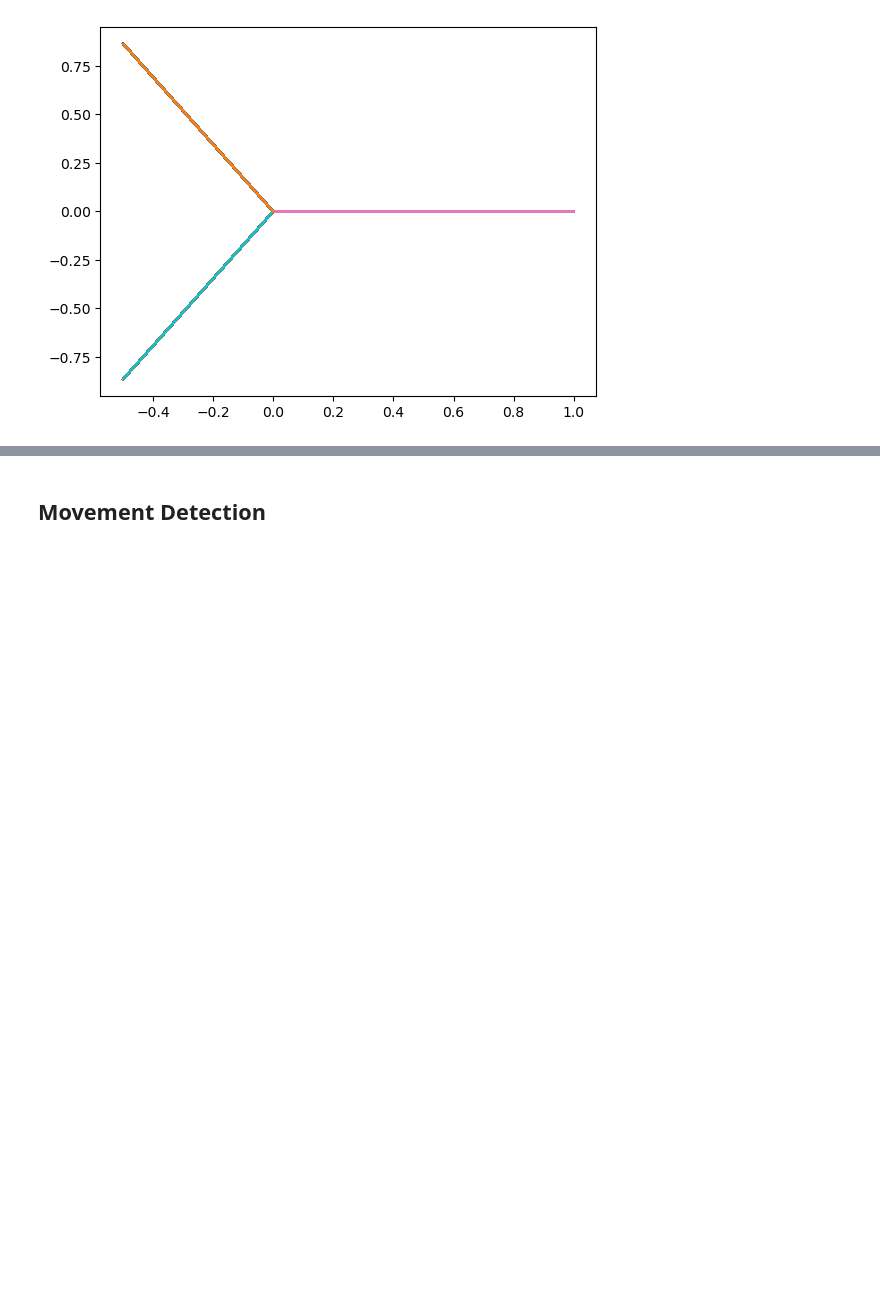
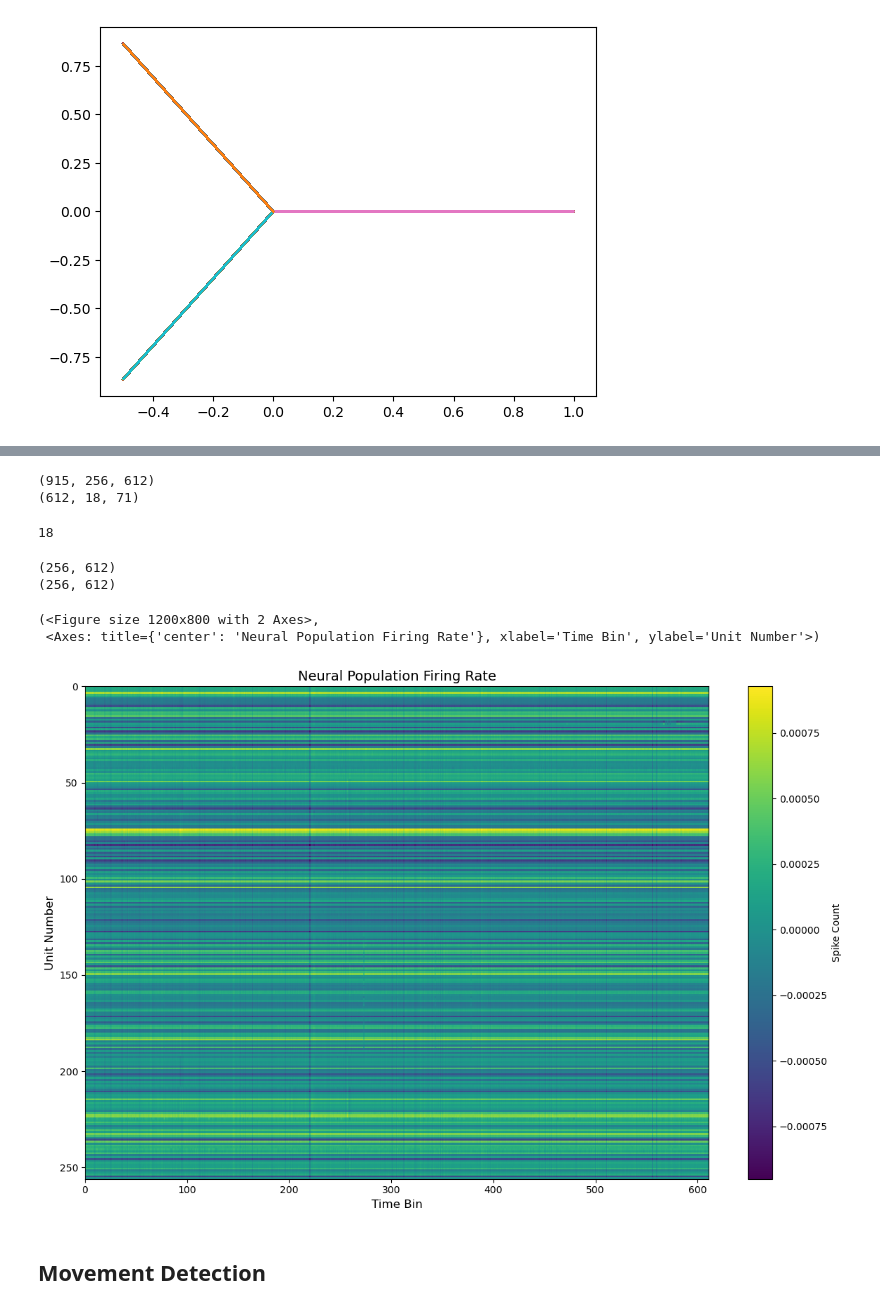
Before and after one commit to zach8421/UW-CSE583-humanSayMonkeyDo, a Jupyter notebook: examples/human_example.ipynb, the cells around one changed output, grey strips where cells are left out. Cells and saved outputs as stored; diff of their text form; code cells hidden in the pictures; blank space fills up the shorter version.

Commit message:
finished get_neural_data, has human option integrated

```diff
--- a/examples/human_example.ipynb
+++ b/examples/human_example.ipynb
@@ -899,7 +899,7 @@ f
 def get_monkey_neural_data(nwbfile, times, window, bin_size=0.01):
     list_units_spkts = m_nwbfile.units[:]['spike_times']
     spike_data = get_chunk_spikes_binned_windowed(list_units_spkts, times, window, bin_size)
-    return spike_data
+    return spike_data[0]
 
 
 #h_nwbfile.acquisition['ElectricalSeries'].data[:]
@@ -910,13 +910,13 @@ def get_neural_data(nwbfile, times, window, bin_size=0.01):
         neural_data = get_monkey_neural_data(nwbfile, times, window, bin_size)
         metadata = {
             'species': 'Macaca mulatta',
-            'kinematic_type': 'cursor_position'
+            'data_type': 'binned spike counts'
         }
     elif nwbfile.subject.species == 'Homo sapiens':
-        kinematic, timestamps = get_human_neural_data(nwbfile, times, window)
+        neural_data = get_human_neural_data(nwbfile, times, window)
         metadata = {
             'species': 'Homo sapiens',
-            'kinematic_type': 'speech_binary'
+            'data_type': 'Ecog traces'
         }
     else:
         raise ValueError("Missing required field: NWB file does not have monkey or human species")
@@ -924,18 +924,32 @@ def get_neural_data(nwbfile, times, window, bin_size=0.01):
     return neural_data, metadata
 
 neural_data, metadata = get_neural_data(nwbfile, go_cue_times, window)
+m_neural_data, metadata = get_neural_data(m_nwbfile, go_cue_times, window)
 # %%
-
-
-
-print(neural_data[0].shape)
-avg_spike_rates = np.mean(neural_data[0],axis=0)
-print(avg_spike_rates.shape)
-
-
-plot_firing_rate_heatmap(avg_spike_rates, time_axis=None, bin_size=None,
-                              figsize=(12, 8), cmap='viridis',
-                              vmin=None, vmax=None, title=None)
+print(np.shape(neural_data))
+print(np.shape(m_neural_data))
+len(m_neural_data[0])
+# %% [output]
+(915, 256, 612)
+(612, 18, 71)
+18
+# %%
+
+
+print(neural_data[0].shape)
+avg_spike_rates = np.mean(neural_data,axis=0)
+print(avg_spike_rates.shape)
+
+
+plot_firing_rate_heatmap(avg_spike_rates, time_axis=None, bin_size=None,
+                              figsize=(12, 8), cmap='viridis',
+                              vmin=None, vmax=None, title=None)
+# %% [output]
+(256, 612)
+(256, 612)
+(<Figure size 1200x800 with 2 Axes>,
+ <Axes: title={'center': 'Neural Population Firing Rate'}, xlabel='Time Bin', ylabel='Unit Number'>)
+[figure, added]
 # %% [markdown]
 ## Movement Detection
 # %%
```
Also changed, not shown: parts of 1 cell of this notebook.
